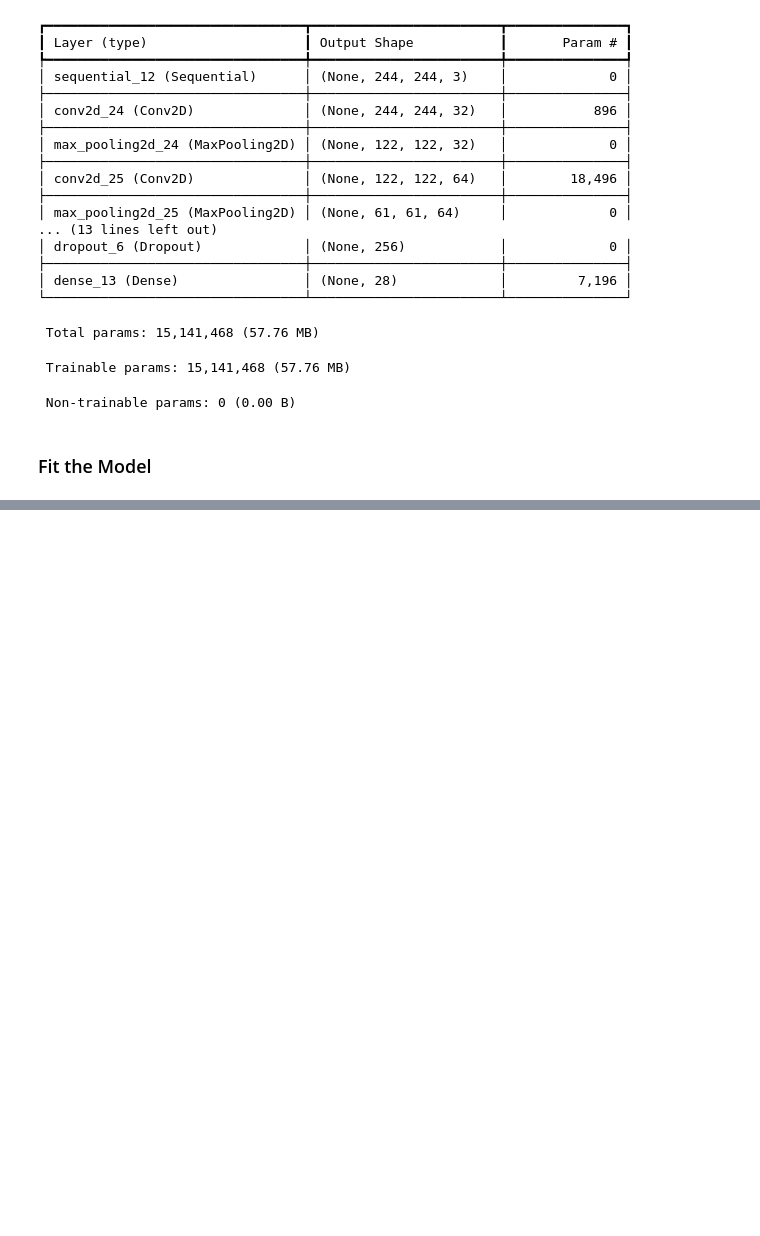
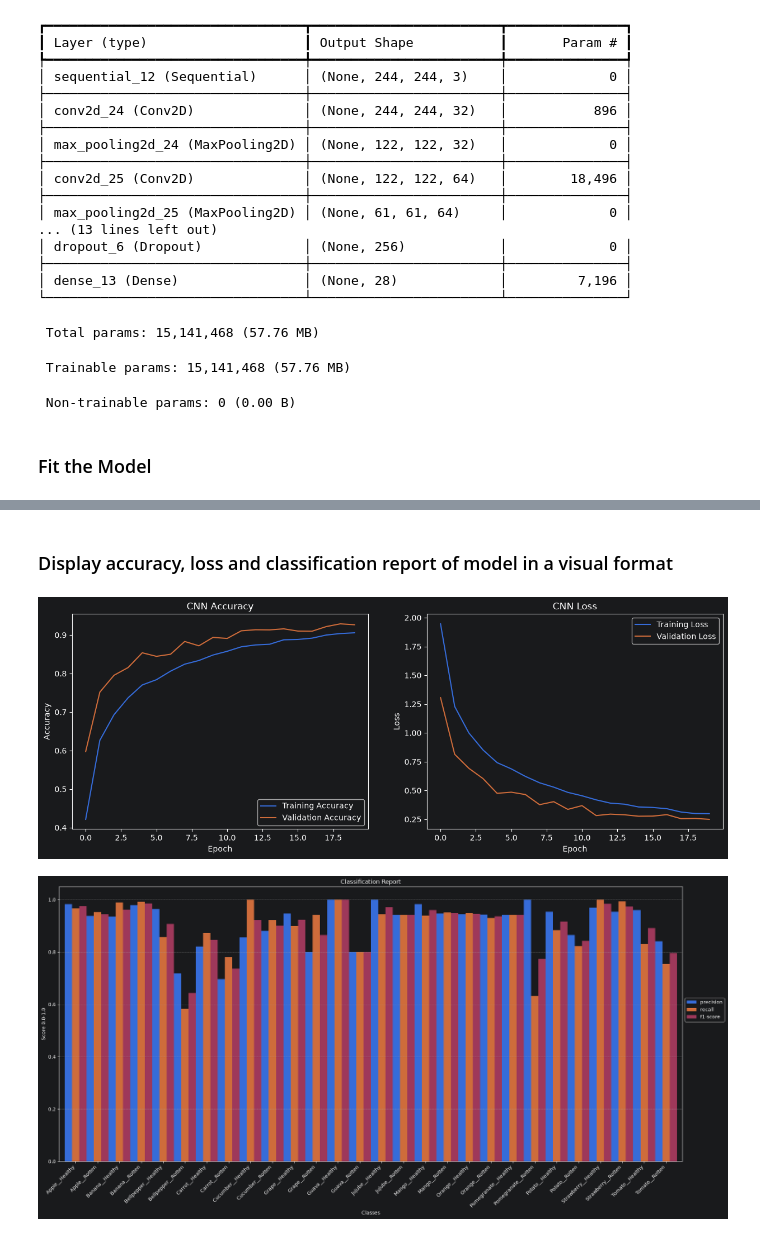
Before and after one commit to goetic-zoe/UFCFUR-15-3-Advanced-Artificial-Intelligence, a Jupyter notebook: notebooks/Fruit_CNN.ipynb, the cells around one changed output, grey strips where cells are left out. Saved outputs shown, nothing was run; the diff lists cells and outputs as text; code cells hidden in the pictures; blank space fills up the shorter version.

Commit message:
Testing the model & displaying accuracy, loss and classification report.

```diff
--- a/notebooks/Fruit_CNN.ipynb
+++ b/notebooks/Fruit_CNN.ipynb
@@ -266 +272,56 @@ W0000 00:00:1782888369.245946  202155 png_io.cc:96] PNG warning: iCCP: known inc
 ... (69 outputs left out)
+# %% [markdown]
+### Display accuracy, loss and classification report of model in a visual format
+# %%
+from sklearn.metrics import classification_report
+
+# Get data for classification report.
+y_true = []
+y_predicted = []
+for images, labels_batch in tf_testing_dataset:
+    predicted = dataset_model.predict(images, verbose=0)
+    predicted_labels = np.argmax(predicted, axis=1)
+
+    y_true.extend(labels_batch.numpy())
+    y_predicted.extend(predicted_labels)
+
+# Model accuracy and loss figure
+plt.figure(figsize=(15,5))
+plt.subplot(1,2,1)
+plt.title('CNN Accuracy')
+plt.xlabel('Epoch')
+plt.ylabel('Accuracy')
+plt.plot(cnn_history.history['accuracy'], label="Training Accuracy")
+plt.plot(cnn_history.history['val_accuracy'], label="Validation Accuracy")
+plt.legend()
+
+plt.subplot(1,2,2)
+plt.title('CNN Loss')
+plt.xlabel('Epoch')
+plt.ylabel('Loss')
+plt.plot(cnn_history.history['loss'], label="Training Loss")
+plt.plot(cnn_history.history['val_loss'], label="Validation Loss")
+plt.legend()
+plt.show()
+
+
+# Classification report figure.
+classification_report_dictionary = classification_report(y_true, y_predicted, target_names=dataset_classes, output_dict=True)
+df = pd.DataFrame(classification_report_dictionary).iloc[:-1, :28].T
+
+ax = df.plot(kind='bar', width=1, figsize=(20,10))
+plt.title('Classification Report')
+plt.xlabel('Classes')
+plt.ylabel('Score 0.0-1.0')
+plt.xticks(rotation=45, ha='right')
+plt.ylim(0, 1.05)
+plt.grid(axis="y", linestyle="--", alpha=0.7)
+plt.legend(loc="lower left", bbox_to_anchor=(1.0, 0.5))
+plt.tight_layout()
+plt.show()
+
+# Save model to dir.
+dataset_model.save('../models/trained_fruit_cnn.keras')
+# %% [output]
+[figure, added]
+[figure, added]
```
Also changed, not shown: parts of 6 cells of this notebook.
